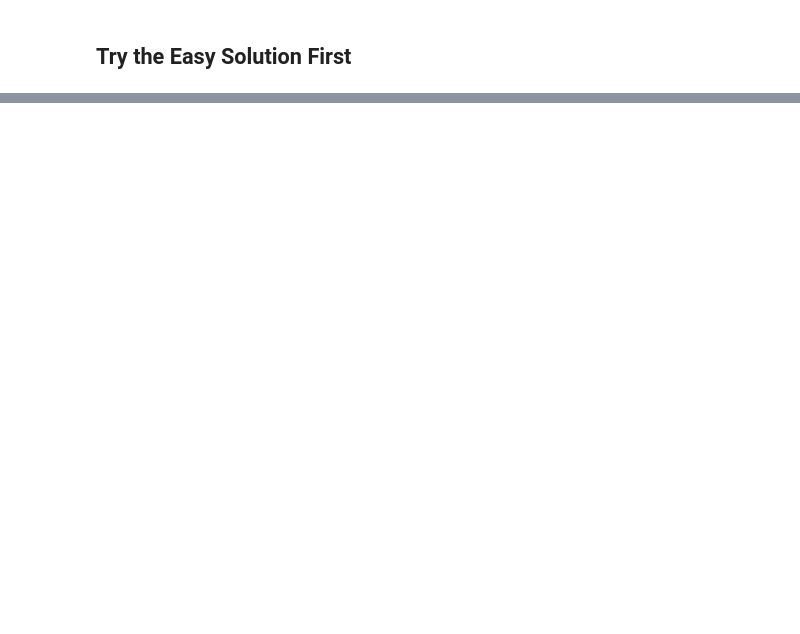
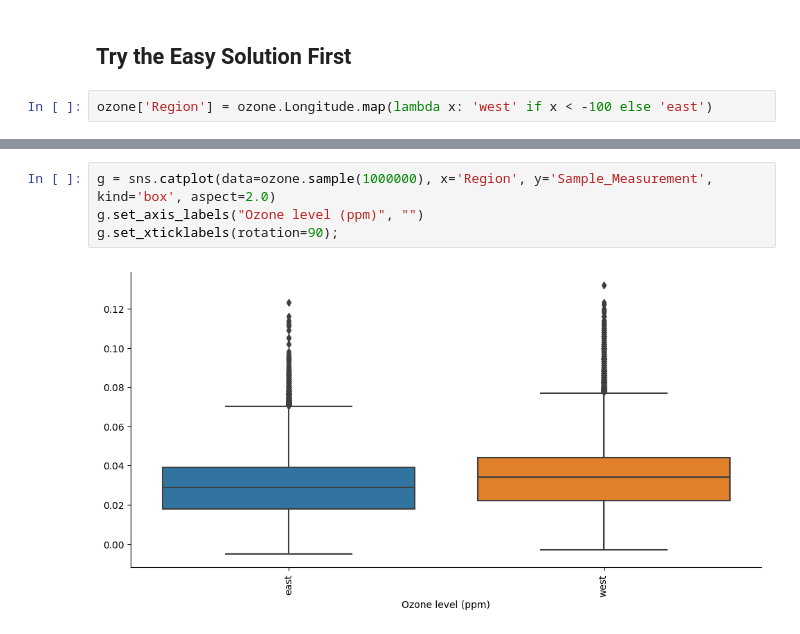
Before and after one commit to deadshotnik/art-of-data-science-python, a Jupyter notebook: notebooks/exploratory_data_analysis.ipynb, the cells around one changed output, grey strips where cells are left out. Cells and saved outputs as stored; diff of their text form; blank space fills up the shorter version.

```diff
--- a/notebooks/exploratory_data_analysis.ipynb
+++ b/notebooks/exploratory_data_analysis.ipynb
@@ -259,2 +260,4 @@ Error:
 # %% [markdown]
 ## Try the Easy Solution First
+# %%
+ozone['Region'] = ozone.Longitude.map(lambda x: 'west' if x < -100 else 'east')
@@ -260,0 +271,6 @@ Error:
+# %%
+g = sns.catplot(data=ozone.sample(1000000), x='Region', y='Sample_Measurement', kind='box', aspect=2.0)
+g.set_axis_labels("Ozone level (ppm)", "")
+g.set_xticklabels(rotation=90);
+# %% [output]
+[figure, added]
```
Also changed, not shown: parts of 6 cells of this notebook.
